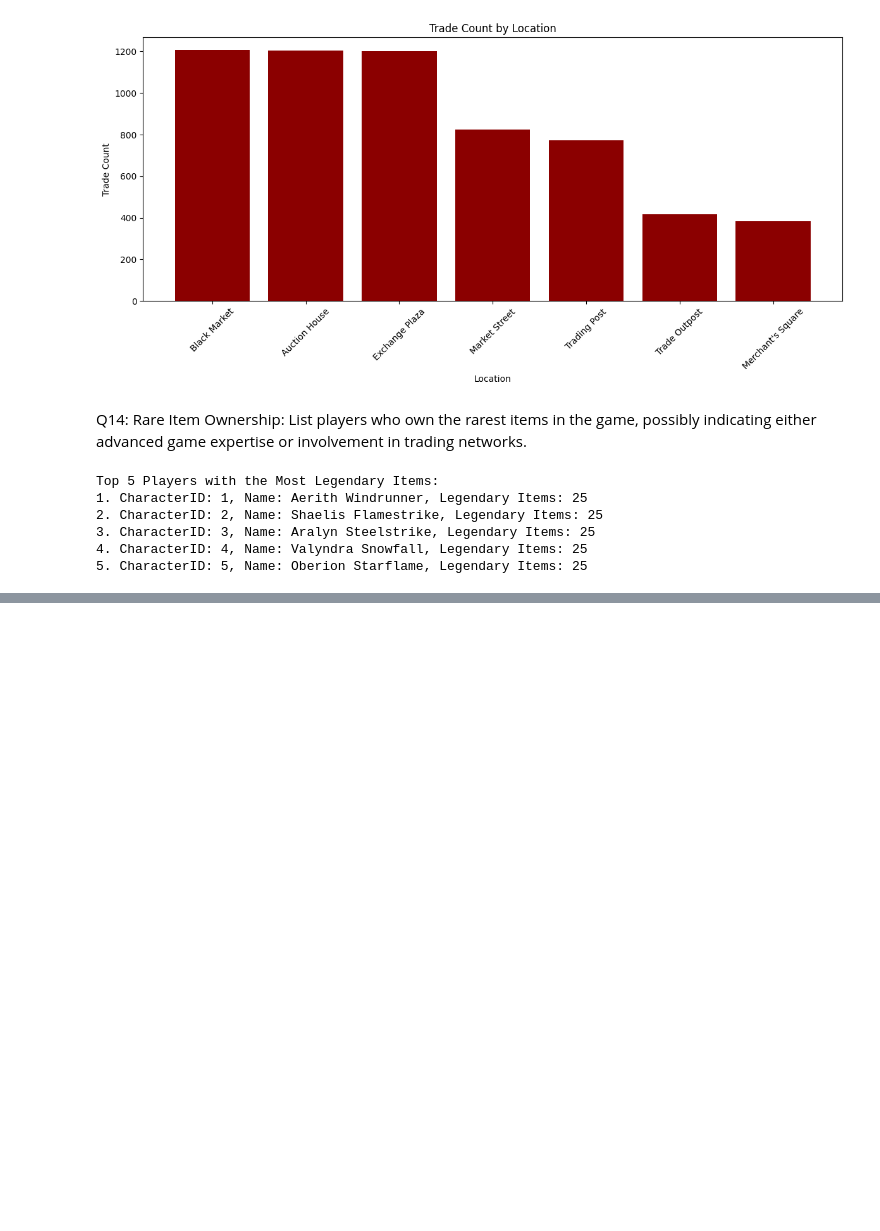
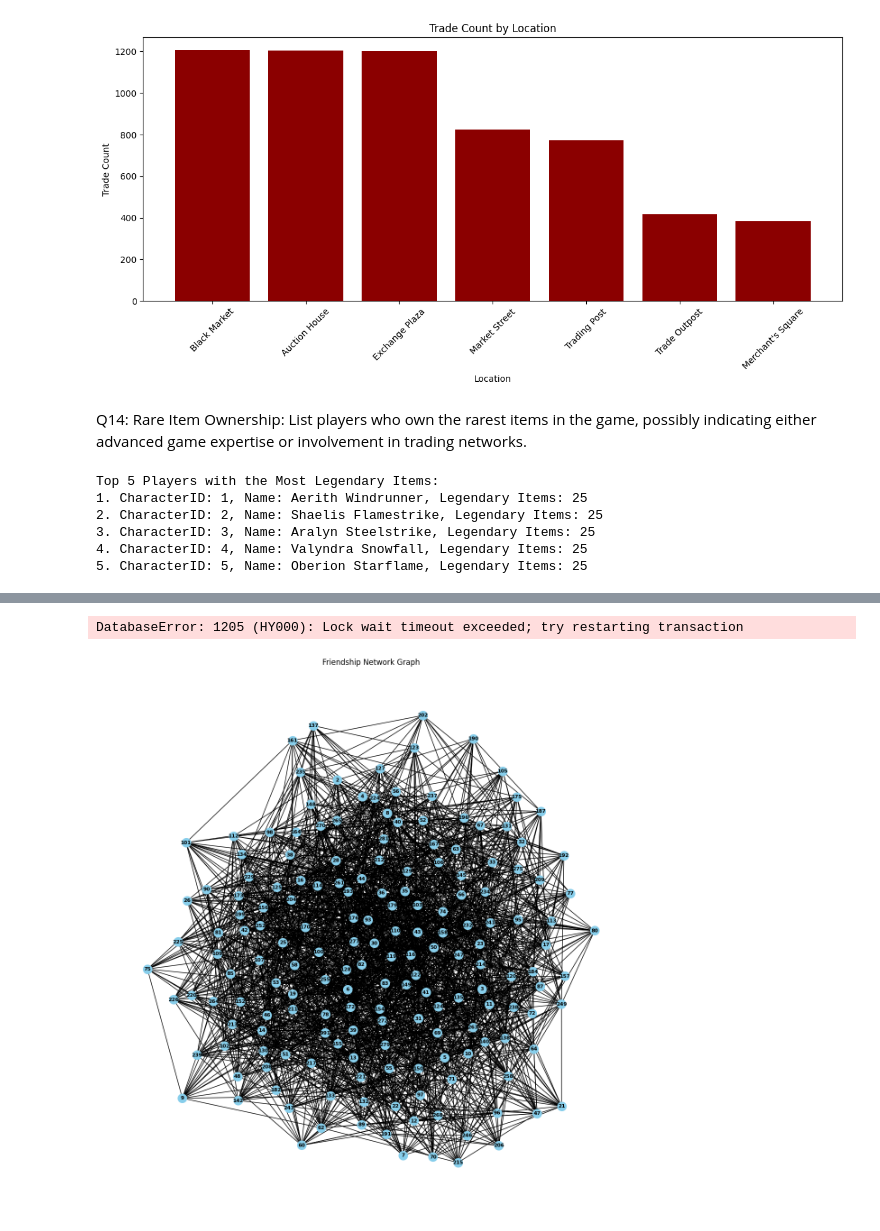
Before and after one commit to fabianzorr/Mystic_quest_Group_Project, a Jupyter notebook: Week_4_Refining_DB.ipynb, the cells around one changed output, grey strips where cells are left out. Drawn from its saved outputs; the diff is of its cells as text; code cells hidden in the pictures; blank space fills up the shorter version.

```diff
--- a/Week_4_Refining_DB.ipynb
+++ b/Week_4_Refining_DB.ipynb
@@ -1889,0 +1959,39 @@ Q15:
+# %%
+#creating a new table for friendships
+
+db_config = {
+    'host': 'localhost',
+    'user': 'root',
+    'password': '11Mfld11',
+    'database': 'mystic_schema'
+}
+
+# Establish a connection to the database
+connection = mysql.connector.connect(**db_config)
+
+    # Create a cursor object
+cursor = connection.cursor()
+
+    # Create the "friendships" table
+create_table_query = """
+        CREATE TABLE IF NOT EXISTS friendships (
+        player1_id INT,
+        player2_id INT,
+        became_friends DATETIME,
+        PRIMARY KEY (player1_id, player2_id),
+        FOREIGN KEY (player1_id) REFERENCES characters (id),
+        FOREIGN KEY (player2_id) REFERENCES characters (id)
+    );
+    """
+cursor.execute(create_table_query)
+
+# Insert data into the "friendships" table
+insert_query = "INSERT IGNORE INTO friendships (player1_id, player2_id) VALUES (%s, %s)"
+
+for friendship in friendship_data:
+    cursor.execute(insert_query, friendship)
+
+# Commit the changes
+connection.commit()
+# %% [output]
+DatabaseError: 1205 (HY000): Lock wait timeout exceeded; try restarting transaction
@@ -1889,0 +2021,41 @@ Q15:
+# %%
+db_config = {
+    'host': 'localhost',
+    'user': 'root',
+    'password': '11Mfld11',
+    'database': 'mystic_schema'
+}
+
+# Establish a connection to the database
+connection = mysql.connector.connect(**db_config)
+
+# Create a cursor object
+cursor = connection.cursor()
+
+# Query to retrieve friendships from the "friendships" table
+query = """
+SELECT player1_id, player2_id
+FROM friendships;
+"""
+cursor.execute(query)
+
+# Fetch friendship data from the database
+friendships = cursor.fetchall()
+
+# Create a NetworkX graph
+G = nx.Graph()
+
+# Add edges to the graph based on friendships
+for friendship in friendships:
+    player1_id, player2_id = friendship
+    G.add_edge(player1_id, player2_id)
+
+# Visualize the network graph
+pos = nx.spring_layout(G, seed=42)
+plt.figure(figsize=(12, 12))
+nx.draw(G, pos, with_labels=True, node_color="skyblue", node_size=200, font_size=8, font_color="black", font_weight="bold")
+plt.title("Friendship Network Graph")
+plt.axis("off")
+plt.show()
+# %% [output]
+[figure, added]
```
Also changed, not shown: parts of 7 cells of this notebook.
